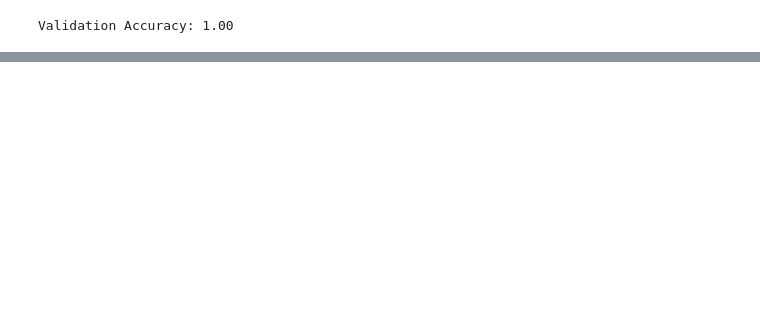
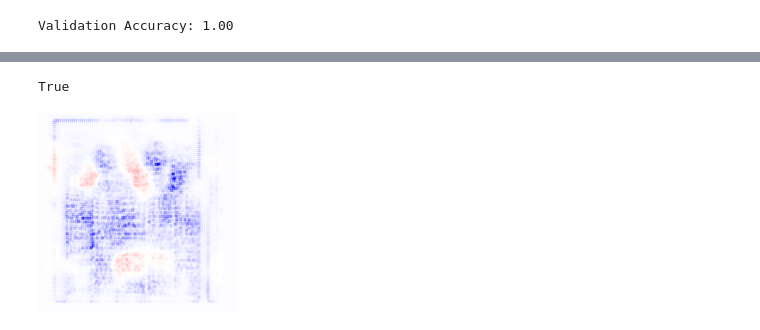
Before and after one commit to kkrolewiak/WIMU, a Jupyter notebook: wimu/gtzan_notebook.ipynb, the cells around one changed output, grey strips where cells are left out. Drawn from its saved outputs; the diff is of its cells as text; code cells hidden in the pictures; blank space fills up the shorter version.

```diff
--- a/wimu/gtzan_notebook.ipynb
+++ b/wimu/gtzan_notebook.ipynb
@@ -137,0 +145,20 @@ plt.show()
+# %%
+# compute heatmap
+conditions = [{"y": 0}]
+
+# zennit requires gradients
+sample.requires_grad = True
+attr = attribution(sample, conditions, composite, mask_map=cc.mask)
+
+# or use a dictionary for mask_map
+layer_names = get_layer_names(model, [torch.nn.Conv2d, torch.nn.Linear])
+mask_map = {name: cc.mask for name in layer_names}
+
+attr = attribution(sample, conditions, composite, mask_map=mask_map)
+# %%
+print(torch.equal(attr[0], attr.heatmap))
+
+imgify(attr.heatmap, symmetric=True)
+# %% [output]
+True
+[figure, added]
```
Also changed, not shown: parts of 8 cells of this notebook, 2 other files.
